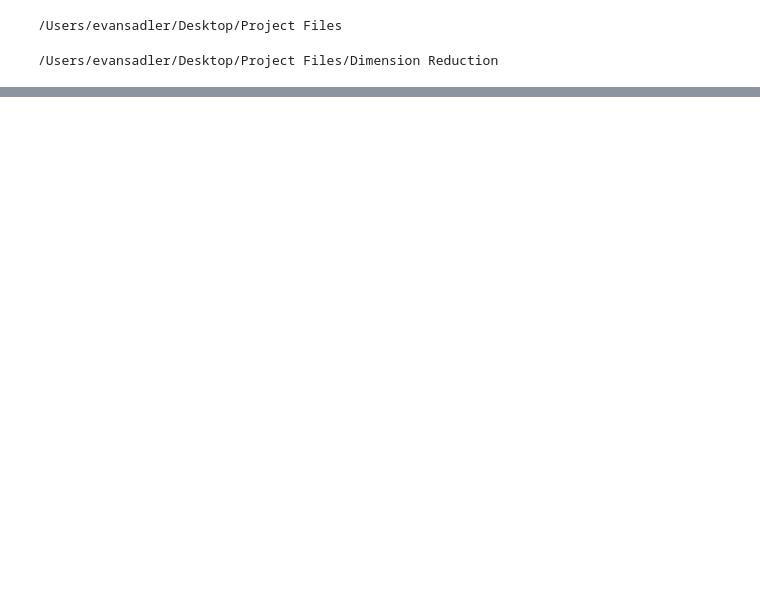
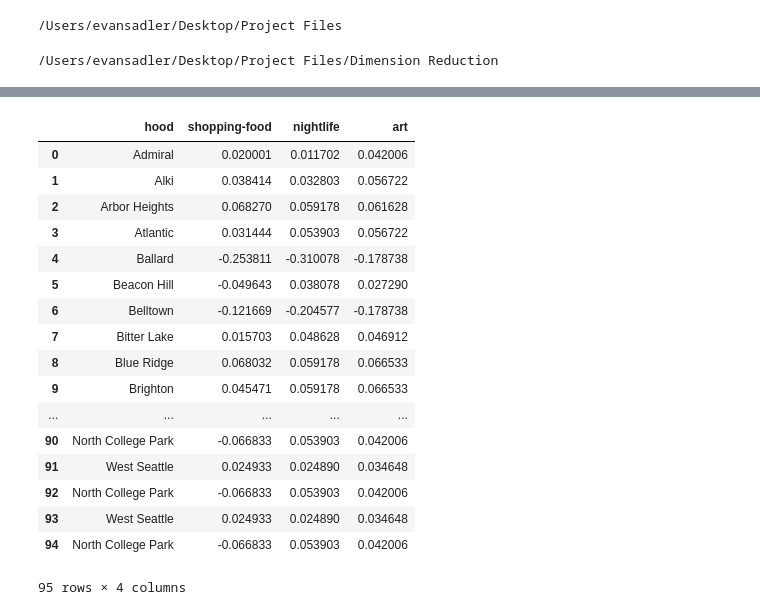
Before and after one commit to easadler/hood_project, a Jupyter notebook: Untitled Folder/Scrape yelp.ipynb, the cells around one changed output, grey strips where cells are left out. Saved outputs shown, nothing was run; the diff lists cells and outputs as text; code cells hidden in the pictures; blank space fills up the shorter version.

```diff
--- a/Untitled Folder/Scrape yelp.ipynb
+++ b/Untitled Folder/Scrape yelp.ipynb
@@ -165,0 +83,16 @@ array(['Admiral', 'Alki', 'Arbor Heights', 'Atlantic', 'Ballard',
+# %%
+df_yf = pd.DataFrame(rf.X, index = list(df_piv.index)).reset_index()
+df_yf.columns = ['hood','shopping-food','nightlife', 'art']
+# %%
+x = df_yf.ix[df_yf['hood'].isin(['Seaview','Junction']), :].mean()
+x['hood'] = 'West Seattle'
+df_yf = df_yf.append(x,ignore_index=True)
+
+x = df_yf.ix[df_yf['hood'] == 'Northgate', :].mean()
+x['hood'] = 'North College Park'
+df_yf = df_yf.append(x,ignore_index=True)
+
+
+
+df_yf.ix[df_yf['hood'] == 'Greenlake', 'hood'] = 'Green Lake'
+df_yf.ix[df_yf['hood'] == 'Mapleleaf', 'hood'] = 'Maple Leaf'
@@ -165,0 +101,21 @@ array(['Admiral', 'Alki', 'Arbor Heights', 'Atlantic', 'Ballard',
+# %%
+df_yf
+# %% [output]
+|  | hood | shopping-food | nightlife | art |
+| 0 | Admiral | 0.020001 | 0.011702 | 0.042006 |
+| 1 | Alki | 0.038414 | 0.032803 | 0.056722 |
+| 2 | Arbor Heights | 0.068270 | 0.059178 | 0.061628 |
+| 3 | Atlantic | 0.031444 | 0.053903 | 0.056722 |
+| 4 | Ballard | -0.253811 | -0.310078 | -0.178738 |
+| 5 | Beacon Hill | -0.049643 | 0.038078 | 0.027290 |
+| 6 | Belltown | -0.121669 | -0.204577 | -0.178738 |
+| 7 | Bitter Lake | 0.015703 | 0.048628 | 0.046912 |
+| 8 | Blue Ridge | 0.068032 | 0.059178 | 0.066533 |
+| 9 | Brighton | 0.045471 | 0.059178 | 0.066533 |
+| ... | ... | ... | ... | ... |
+| 90 | North College Park | -0.066833 | 0.053903 | 0.042006 |
+| 91 | West Seattle | 0.024933 | 0.024890 | 0.034648 |
+| 92 | North College Park | -0.066833 | 0.053903 | 0.042006 |
+| 93 | West Seattle | 0.024933 | 0.024890 | 0.034648 |
+| 94 | North College Park | -0.066833 | 0.053903 | 0.042006 |
+95 rows × 4 columns
```
Also changed, not shown: parts of 26 cells of this notebook, 12 other files.
